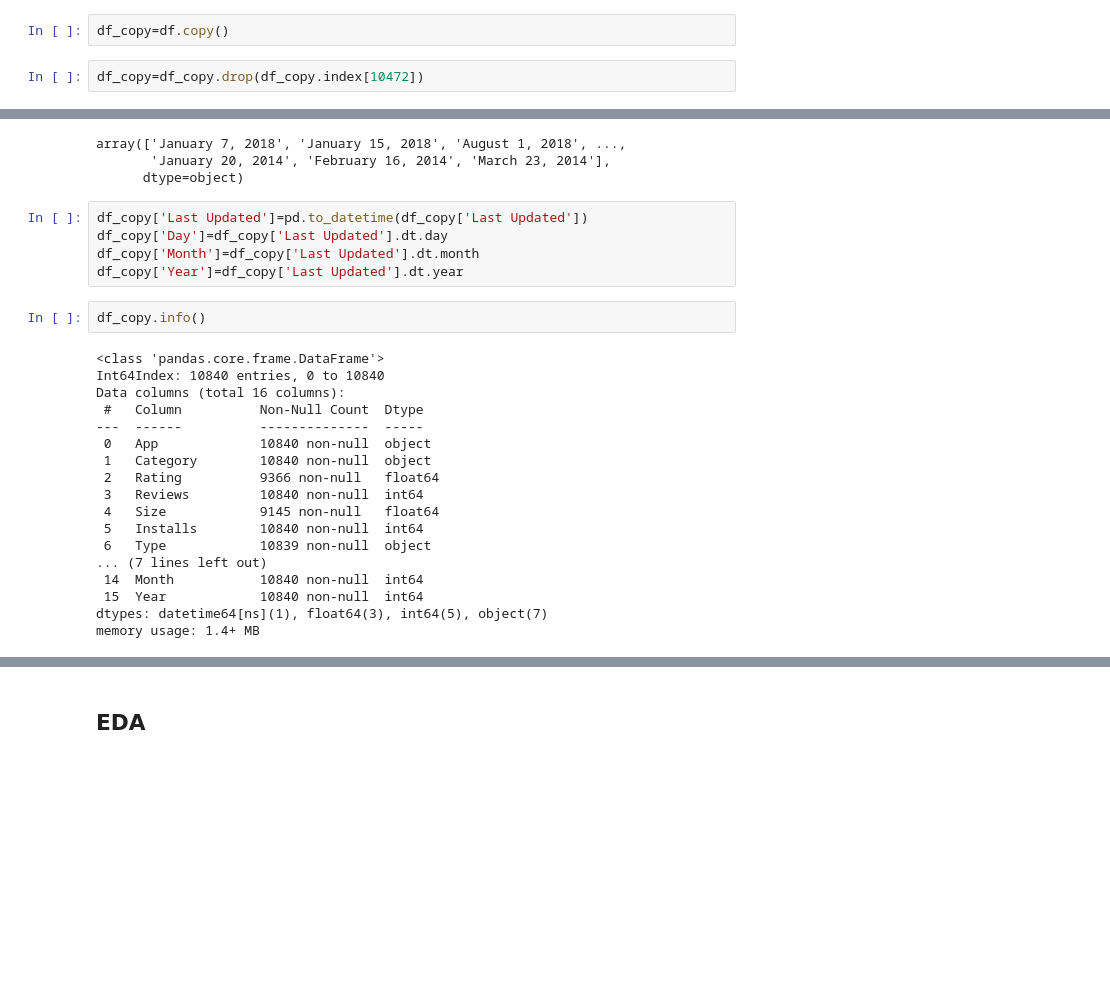
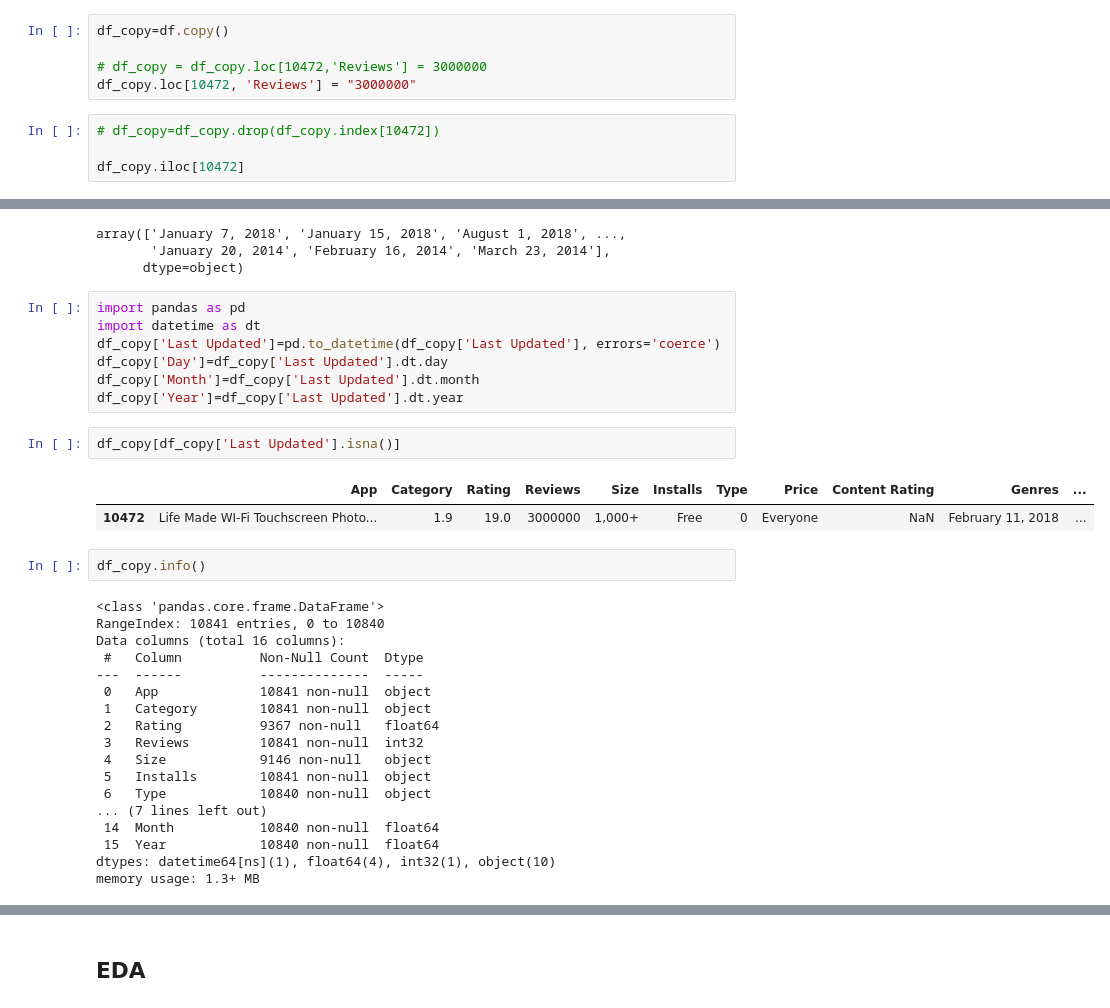
Before and after one commit to Sanjaystorm7119/Complete-Data-Science, a Jupyter notebook: EDA/3.0-EDA+And+FE+Google+Playstore (1).ipynb, the cells around one changed output, grey strips where cells are left out. Drawn from its saved outputs; the diff is of its cells as text; blank space fills up the shorter version.

```diff
--- a/EDA/3.0-EDA+And+FE+Google+Playstore (1).ipynb
+++ b/EDA/3.0-EDA+And+FE+Google+Playstore (1).ipynb
@@ -117,5 +119,10 @@ df[~df['Reviews'].str.isnumeric()]
 | 10472 | Life Made WI-Fi Touchscreen Photo... | 1.9 | 19.0 | 3.0M | 1,000+ | Free | 0 | Everyone | NaN | February 11, 2018 | ... |
 # %%
 df_copy=df.copy()
+
+# df_copy = df_copy.loc[10472,'Reviews'] = 3000000
+df_copy.loc[10472, 'Reviews'] = "3000000"
 # %%
-df_copy=df_copy.drop(df_copy.index[10472])
+# df_copy=df_copy.drop(df_copy.index[10472])
+
+df_copy.iloc[10472]
@@ -281,30 +318,37 @@ array(['January 7, 2018', 'January 15, 2018', 'August 1, 2018', ...,
        'January 20, 2014', 'February 16, 2014', 'March 23, 2014'],
       dtype=object)
 # %%
-df_copy['Last Updated']=pd.to_datetime(df_copy['Last Updated'])
+import pandas as pd
+import datetime as dt
+df_copy['Last Updated']=pd.to_datetime(df_copy['Last Updated'], errors='coerce')
 df_copy['Day']=df_copy['Last Updated'].dt.day
 df_copy['Month']=df_copy['Last Updated'].dt.month
 df_copy['Year']=df_copy['Last Updated'].dt.year
+# %%
+df_copy[df_copy['Last Updated'].isna()]
+# %% [output]
+|  | App | Category | Rating | Reviews | Size | Installs | Type | Price | Content Rating | Genres | ... |
+| 10472 | Life Made WI-Fi Touchscreen Photo... | 1.9 | 19.0 | 3000000 | 1,000+ | Free | 0 | Everyone | NaN | February 11, 2018 | ... |
 # %%
 df_copy.info()
 # %% [output]
 <class 'pandas.core.frame.DataFrame'>
-Int64Index: 10840 entries, 0 to 10840
+RangeIndex: 10841 entries, 0 to 10840
 Data columns (total 16 columns):
  #   Column          Non-Null Count  Dtype
 ---  ------          --------------  -----
- 0   App             10840 non-null  object
- 1   Category        10840 non-null  object
- 2   Rating          9366 non-null   float64
- 3   Reviews         10840 non-null  int64
- 4   Size            9145 non-null   float64
- 5   Installs        10840 non-null  int64
- 6   Type            10839 non-null  object
+ 0   App             10841 non-null  object
+ 1   Category        10841 non-null  object
+ 2   Rating          9367 non-null   float64
+ 3   Reviews         10841 non-null  int32
+ 4   Size            9146 non-null   object
+ 5   Installs        10841 non-null  object
+ 6   Type            10840 non-null  object
 ... (7 lines left out)
- 14  Month           10840 non-null  int64
- 15  Year            10840 non-null  int64
-dtypes: datetime64[ns](1), float64(3), int64(5), object(7)
-memory usage: 1.4+ MB
+ 14  Month           10840 non-null  float64
+ 15  Year            10840 non-null  float64
+dtypes: datetime64[ns](1), float64(4), int32(1), object(10)
+memory usage: 1.3+ MB
 # %%
 df_copy.head()
 # %% [output]
```
Also changed, not shown: parts of 12 cells of this notebook, 3 other files.
